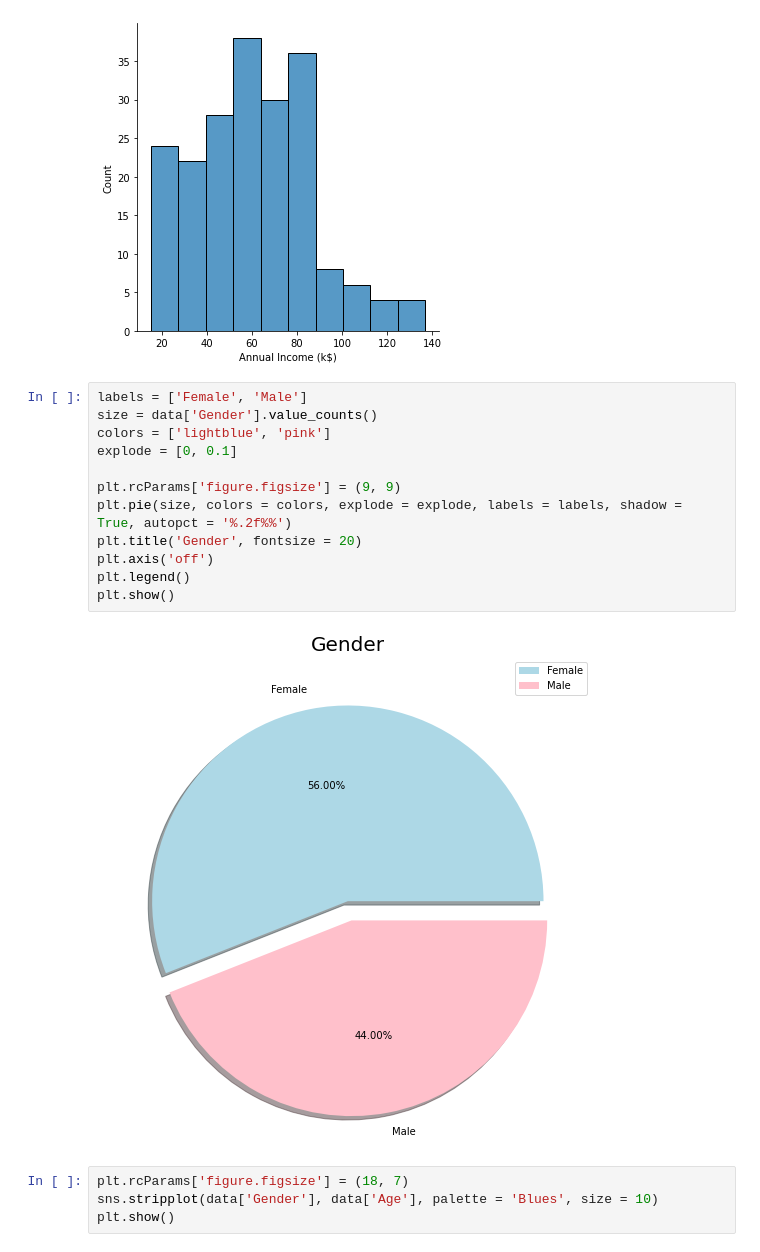
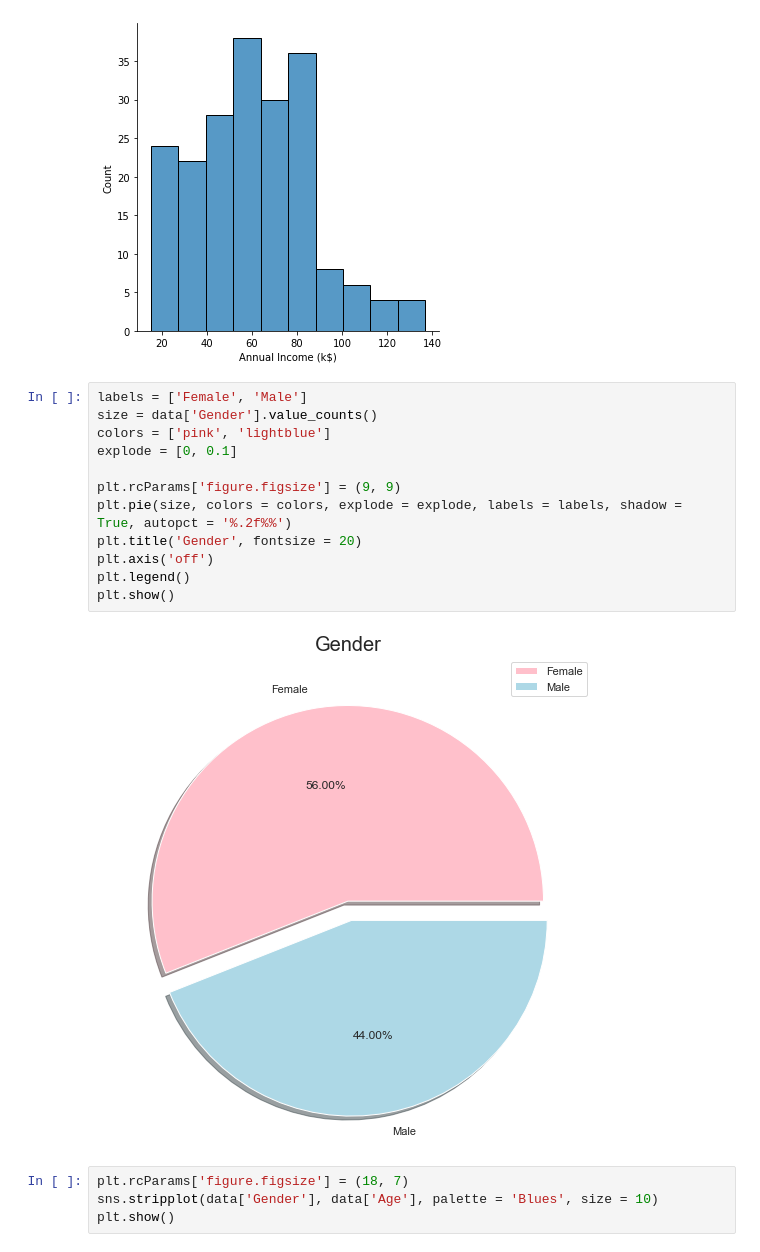
Before and after one commit to aritra741/Exploratory-Data-Analysis, a Jupyter notebook: Mall Customers.ipynb, the cells around one changed output. Cells and saved outputs as stored; diff of their text form.

```diff
--- a/Mall Customers.ipynb
+++ b/Mall Customers.ipynb
@@ -100,17 +102,17 @@ sns.displot(data['Annual Income (k$)'])
 # %%
 labels = ['Female', 'Male']
 size = data['Gender'].value_counts()
-colors = ['lightblue', 'pink']
+colors = ['pink', 'lightblue']
 explode = [0, 0.1]
 
 plt.rcParams['figure.figsize'] = (9, 9)
 plt.pie(size, colors = colors, explode = explode, labels = labels, shadow = True, autopct = '%.2f%%')
 plt.title('Gender', fontsize = 20)
 plt.axis('off')
 plt.legend()
 plt.show()
 # %% [output]
-[figure, old version]
+[figure, new version]
 # %%
 plt.rcParams['figure.figsize'] = (18, 7)
 sns.stripplot(data['Gender'], data['Age'], palette = 'Blues', size = 10)
```
Also changed, not shown: parts of 8 cells of this notebook.
